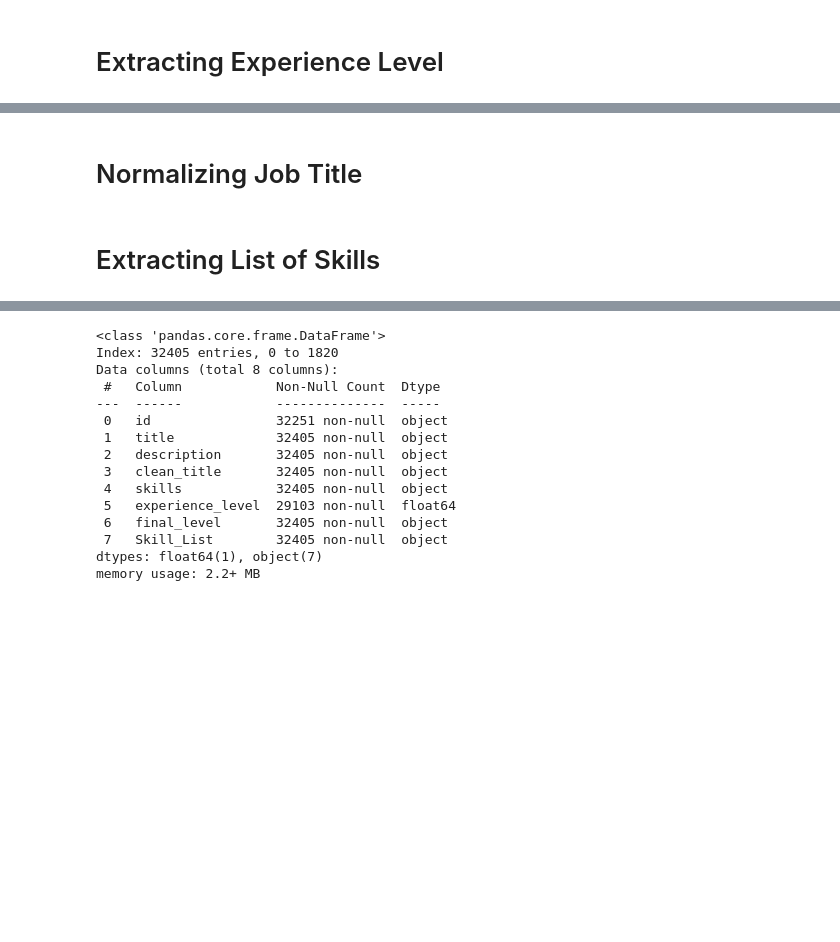
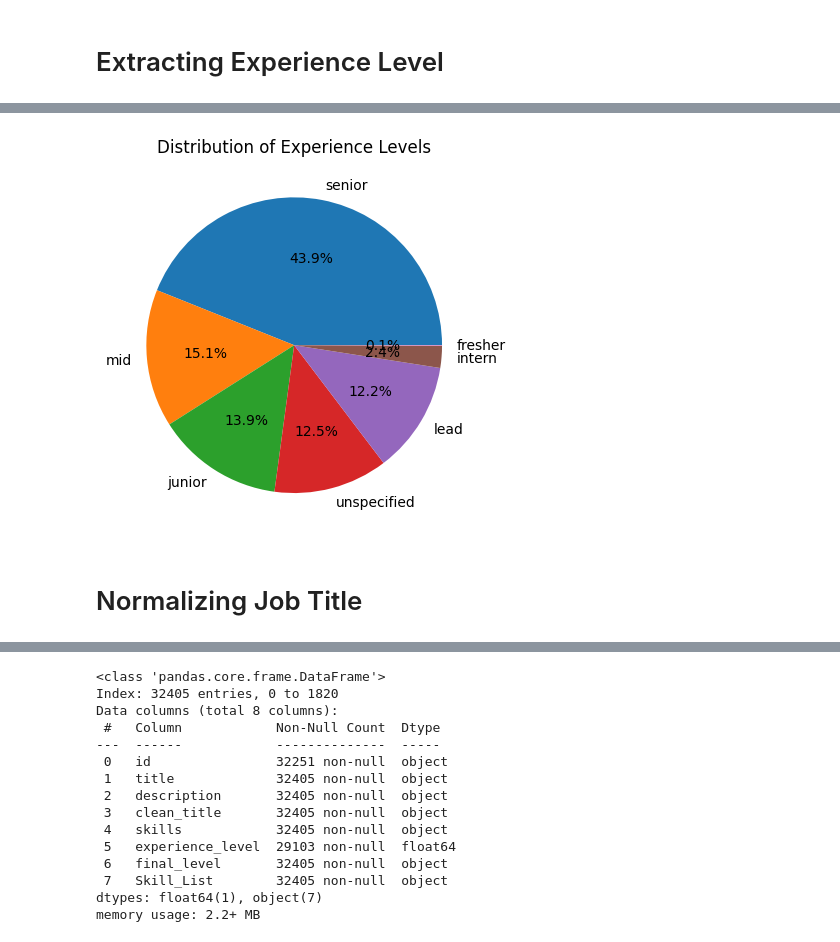
Before and after one commit to Renad03/Opportune, a Jupyter notebook: JD-Preprocessing/JobDescription_Dataset_Preprocessing.ipynb, the cells around one changed output, grey strips where cells are left out. Cells and saved outputs as stored; diff of their text form; code cells hidden in the pictures; blank space fills up the shorter version.

```diff
--- a/JD-Preprocessing/JobDescription_Dataset_Preprocessing.ipynb
+++ b/JD-Preprocessing/JobDescription_Dataset_Preprocessing.ipynb
@@ -81,3 +186,17 @@ df.head()
+# %%
+import matplotlib.pyplot as plt
+
+# Count occurrences of each level
+level_counts = df["final_level"].value_counts()
+# Plot pie chart
+plt.figure()
+level_counts.plot.pie(autopct='%1.1f%%')
+
+plt.title("Distribution of Experience Levels")
+plt.ylabel("")  # removes y-axis label
+plt.show()
+# %% [output]
+[figure, added]
 # %% [markdown]
 # Normalizing Job Title
 # %%
@@ -176,5 +295,3 @@ def process_job_title(title):
     return pd.Series( final_title)
 
 # df['Clean_Title'] = df['title'].apply(process_job_title)
-# %% [markdown]
-# Extracting List of Skills
```
Also changed, not shown: parts of 19 cells of this notebook.
